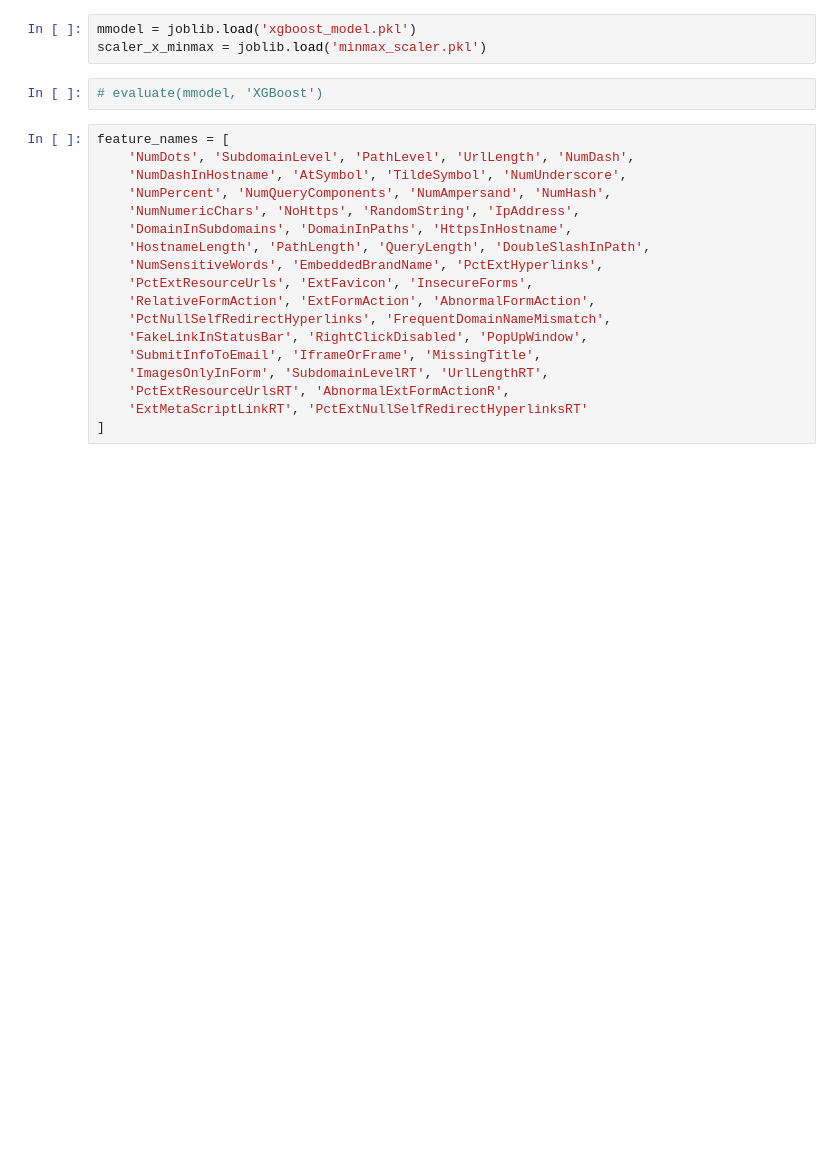
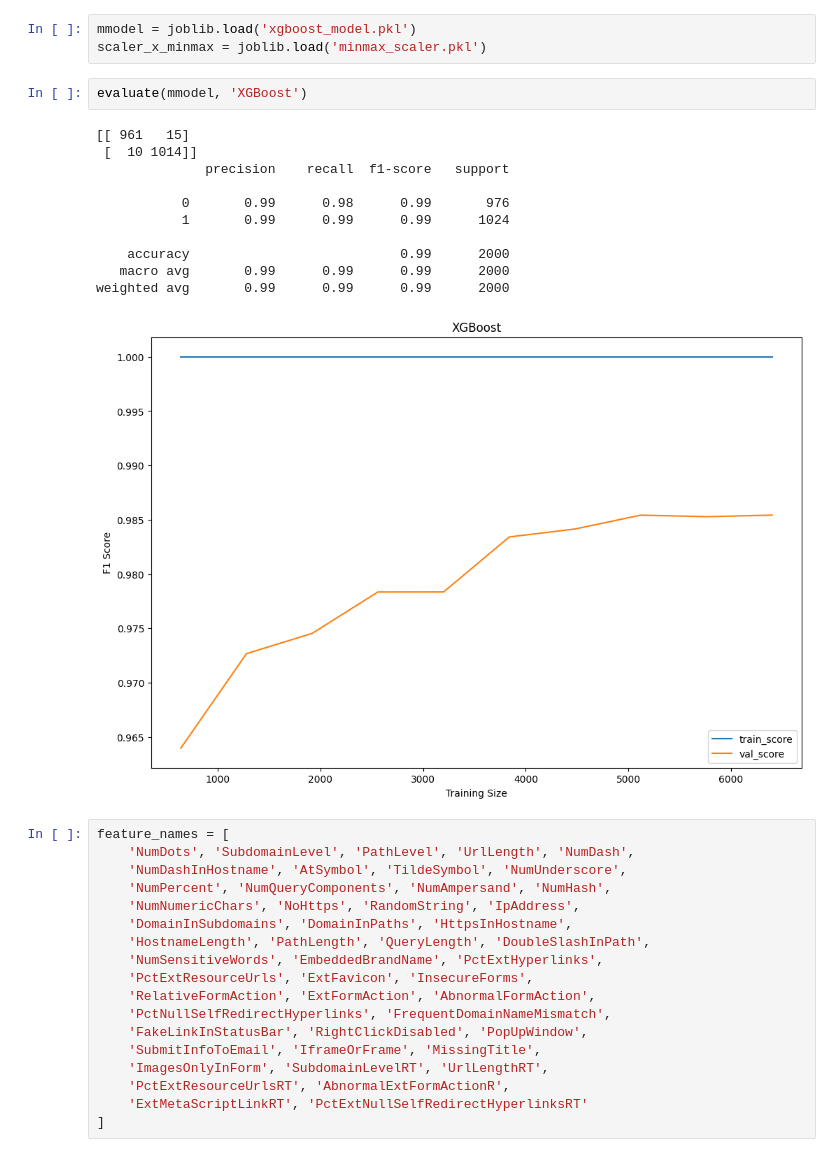
Before and after one commit to Thibaut2025/phishing-detector, a Jupyter notebook: PhishingDetect.ipynb, the cells around one changed output. Drawn from its saved outputs; the diff is of its cells as text; blank space fills up the shorter version.

```diff
--- a/PhishingDetect.ipynb
+++ b/PhishingDetect.ipynb
@@ -191,7 +191,19 @@ def evaluate(model, name_model):
 mmodel = joblib.load('xgboost_model.pkl')
 scaler_x_minmax = joblib.load('minmax_scaler.pkl')
 # %%
-# evaluate(mmodel, 'XGBoost')
+evaluate(mmodel, 'XGBoost')
+# %% [output]
+[[ 961   15]
+ [  10 1014]]
+              precision    recall  f1-score   support
+
+           0       0.99      0.98      0.99       976
+           1       0.99      0.99      0.99      1024
+
+    accuracy                           0.99      2000
+   macro avg       0.99      0.99      0.99      2000
+weighted avg       0.99      0.99      0.99      2000
+[figure, added]
 # %%
 feature_names = [
     'NumDots', 'SubdomainLevel', 'PathLevel', 'UrlLength', 'NumDash',
```
Also changed, not shown: parts of 1 cell of this notebook, 7 other files.
